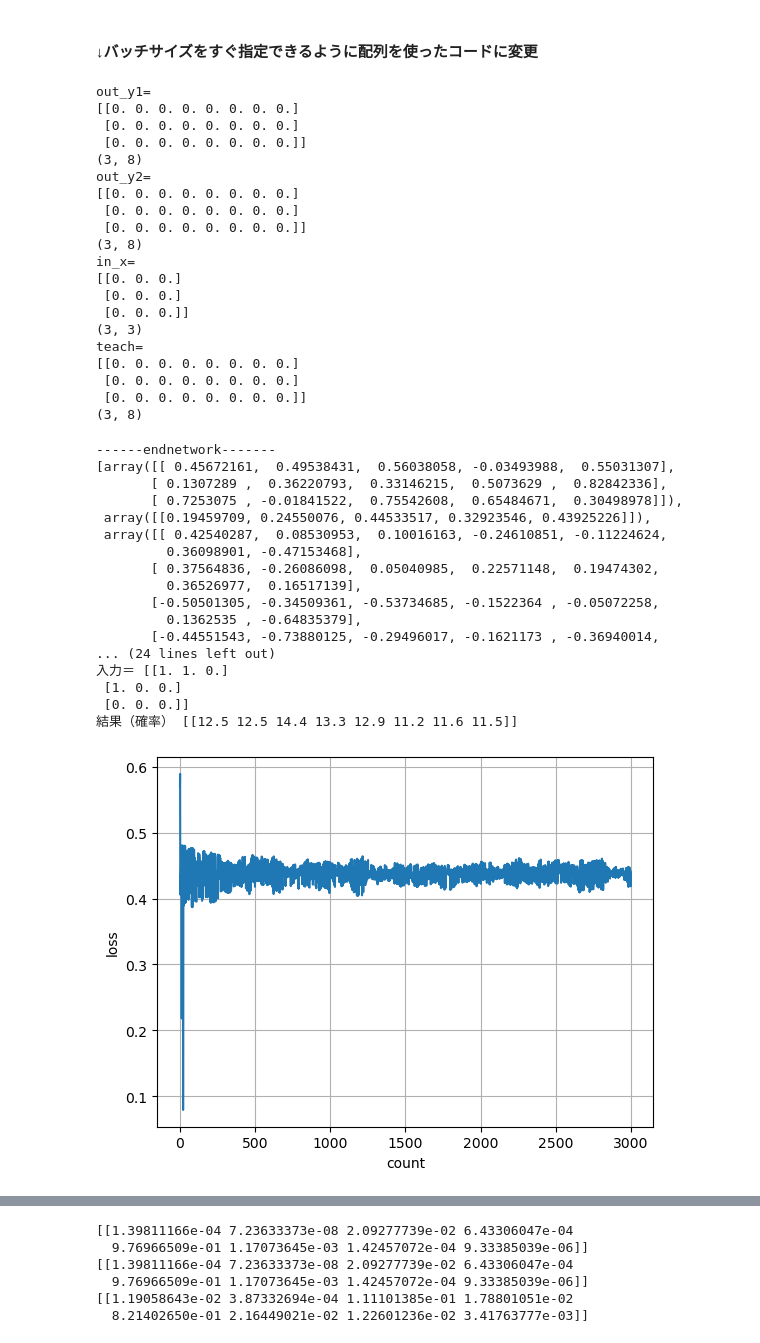
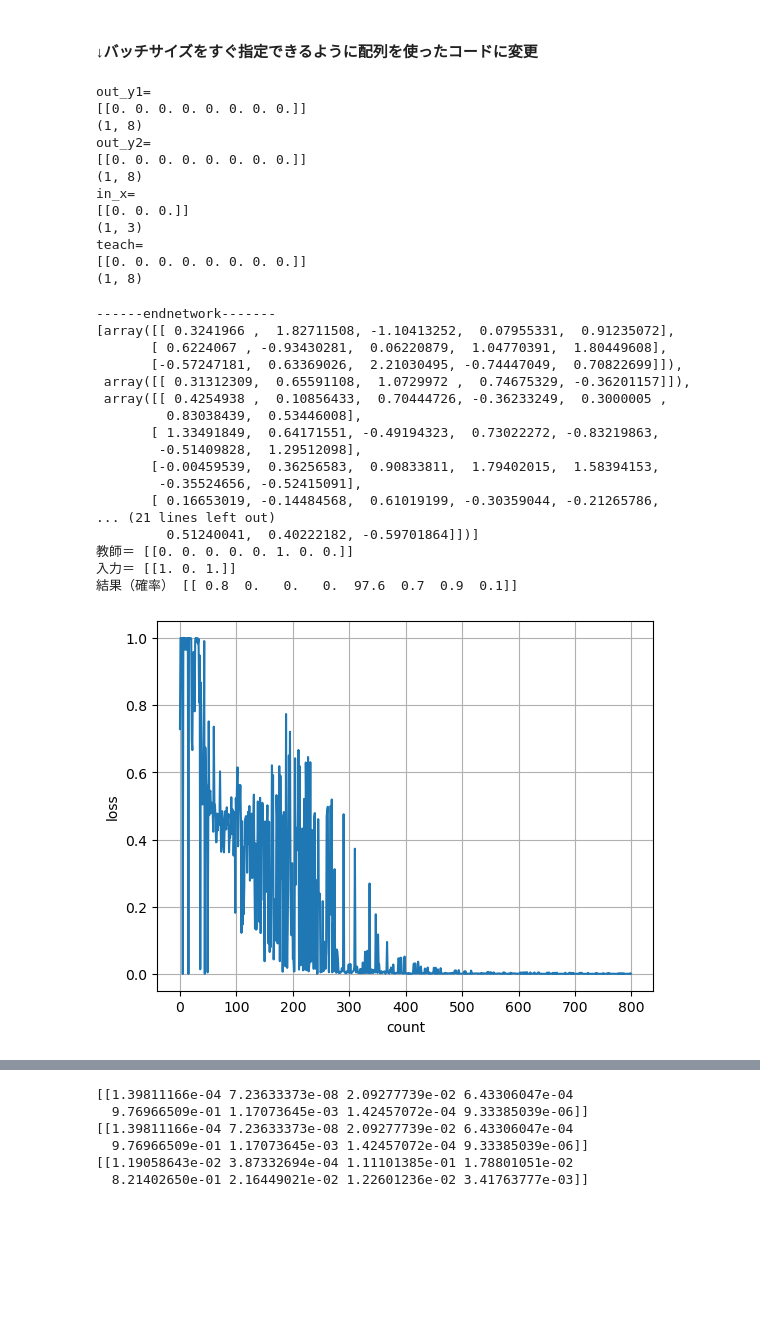
Before and after one commit to ShibuyaAtsushi/sibuya, a Jupyter notebook: my_neuralnet_1.ipynb, the cells around one changed output, grey strips where cells are left out. Saved outputs shown, nothing was run; the diff lists cells and outputs as text; code cells hidden in the pictures; blank space fills up the shorter version.

```diff
--- a/my_neuralnet_1.ipynb
+++ b/my_neuralnet_1.ipynb
@@ -2450,10 +2450,10 @@ h = 1e-4#0.0001
 #学習率を定義
 learning_rate = 0.8
 #学習回数を定義
-learn = 3000
+learn = 800
 kaisuu = 0
 #バッチサイズを設定
-BATCH_SIZE = 3
+BATCH_SIZE = 1
 
 out_y1 = np.zeros(shape=(BATCH_SIZE,8))
 print('out_y1=')
@@ -2501,7 +2501,7 @@ for i in range(learn):
 
         in_x[batch_in], teach[batch_in] = make_input()#バッチサイズ分の入力データ作成してリストに収める
 
-    for param in range(len(Network)): #パラメータの種類数だけ繰り返す　本来はlen(Network)的な感じになる　やり方わからなかった
+    for param in range(len(Network)): #パラメータの種類数だけ繰り返す
         for gyou in range(len(Network[param])): #w1的な感じつまり行数サイズ取得 network0番目の、行数を取得？
             for retsu in range(len(Network[param][gyou])): #列数サイズ取得
 
@@ -2511,8 +2511,10 @@ for i in range(learn):
 
                 for batch_out1 in range(BATCH_SIZE):
                     out_y1[batch_out1] = forward(Network1,in_x[batch_out1])#そのNetworkで順伝播して出力を得る
+                    # print(out_y1[batch_out1])
                     lossbatch1 += sum_squared_error(out_y1[batch_out1],teach[batch_out1]) #出力と教師データを比較し、誤差を計算する
                     loss1 = lossbatch1/BATCH_SIZE #ミニバッチ処理をするために誤差平均を計算
+                lossbatch1 = 0
 
                 Network2 = Network.copy()
                 Network2[param][gyou][retsu] -= h #あるひとつのパラメータだけちょっと減らしたNetworkを作る
@@ -2520,8 +2522,7 @@ for i in range(learn):
                     out_y2[batch_out2] = forward(Network2,in_x[batch_out2])#そのNetworkで順伝播して出力を得る
                     lossbatch2 += sum_squared_error(out_y2[batch_out2],teach[batch_out2]) #出力と教師データを比較し、誤差を計算する
                     loss2 = lossbatch2/BATCH_SIZE #ミニバッチ処理をするために誤差平均を計算
-                    # print("loss2=")
-                    # print(loss2)
+                lossbatch2 = 0
 
                 koubai = bibun_numerical_gradient(loss1,loss2) #２つの誤差から、勾配を求める（損失関数の微分値が求まる）
                 # print("koubai=")
@@ -2548,66 +2549,58 @@ print("入力＝" , in_x)
 # A = change_one_hot(A)
 print("結果（確率）" , np.round(A*100,1))
 
 plt.plot(COUNT, LOSS)
 plt.xlabel("count")
 plt.ylabel("loss")
 plt.grid()
 plt.show()
 
 
 
 
 
 
     # あるひとつのパラメータだけちょっと増やしたNetworkを作って、順伝播する
     # あるひとつのパラメータだけちょっと減らしたNetworkを作って、順伝播する
     # その二つの値を教師データと比較し、誤差を計算する
     # それらの変化量から、ある一つのパラメータの勾配を求める。そしてリストにまとめる
 
     # これらをすべてのパラメータで一つ一つやって(for文)、勾配のリストを完成させる
 
     # 勾配のリストに学習率をかけた者を、今のパラメータから引いて更新する
 
     # 更新後のパラメータで新たなNetworkを作成する
 # %% [output]
 out_y1=
-[[0. 0. 0. 0. 0. 0. 0. 0.]
- [0. 0. 0. 0. 0. 0. 0. 0.]
- [0. 0. 0. 0. 0. 0. 0. 0.]]
-(3, 8)
+[[0. 0. 0. 0. 0. 0. 0. 0.]]
+(1, 8)
 out_y2=
-[[0. 0. 0. 0. 0. 0. 0. 0.]
- [0. 0. 0. 0. 0. 0. 0. 0.]
- [0. 0. 0. 0. 0. 0. 0. 0.]]
-(3, 8)
+[[0. 0. 0. 0. 0. 0. 0. 0.]]
+(1, 8)
 in_x=
-[[0. 0. 0.]
- [0. 0. 0.]
- [0. 0. 0.]]
-(3, 3)
+[[0. 0. 0.]]
+(1, 3)
 teach=
-[[0. 0. 0. 0. 0. 0. 0. 0.]
- [0. 0. 0. 0. 0. 0. 0. 0.]
- [0. 0. 0. 0. 0. 0. 0. 0.]]
-(3, 8)
+[[0. 0. 0. 0. 0. 0. 0. 0.]]
+(1, 8)
 ------endnetwork-------
-[array([[ 0.45672161,  0.49538431,  0.56038058, -0.03493988,  0.55031307],
-       [ 0.1307289 ,  0.36220793,  0.33146215,  0.5073629 ,  0.82842336],
-       [ 0.7253075 , -0.01841522,  0.75542608,  0.65484671,  0.30498978]]),
- array([[0.19459709, 0.24550076, 0.44533517, 0.32923546, 0.43925226]]),
- array([[ 0.42540287,  0.08530953,  0.10016163, -0.24610851, -0.11224624,
-         0.36098901, -0.47153468],
-       [ 0.37564836, -0.26086098,  0.05040985,  0.22571148,  0.19474302,
-         0.36526977,  0.16517139],
-       [-0.50501305, -0.34509361, -0.53734685, -0.1522364 , -0.05072258,
-         0.1362535 , -0.64835379],
-       [-0.44551543, -0.73880125, -0.29496017, -0.1621173 , -0.36940014,
-... (24 lines left out)
-入力＝ [[1. 1. 0.]
- [1. 0. 0.]
- [0. 0. 0.]]
-結果（確率） [[12.5 12.5 14.4 13.3 12.9 11.2 11.6 11.5]]
+[array([[ 0.3241966 ,  1.82711508, -1.10413252,  0.07955331,  0.91235072],
+       [ 0.6224067 , -0.93430281,  0.06220879,  1.04770391,  1.80449608],
+       [-0.57247181,  0.63369026,  2.21030495, -0.74447049,  0.70822699]]),
+ array([[ 0.31312309,  0.65591108,  1.0729972 ,  0.74675329, -0.36201157]]),
+ array([[ 0.4254938 ,  0.10856433,  0.70444726, -0.36233249,  0.3000005 ,
+         0.83038439,  0.53446008],
+       [ 1.33491849,  0.64171551, -0.49194323,  0.73022272, -0.83219863,
+        -0.51409828,  1.29512098],
+       [-0.00459539,  0.36256583,  0.90833811,  1.79402015,  1.58394153,
+        -0.35524656, -0.52415091],
+       [ 0.16653019, -0.14484568,  0.61019199, -0.30359044, -0.21265786,
+... (21 lines left out)
+         0.51240041,  0.40222182, -0.59701864]])]
+教師＝ [[0. 0. 0. 0. 0. 1. 0. 0.]]
+入力＝ [[1. 0. 1.]]
+結果（確率） [[ 0.8  0.   0.   0.  97.6  0.7  0.9  0.1]]
-[figure, old version]
+[figure, new version]
 # %%
 #ただの推論
 in_x, teach = make_input()
```
Also changed, not shown: parts of 1 cell of this notebook.
